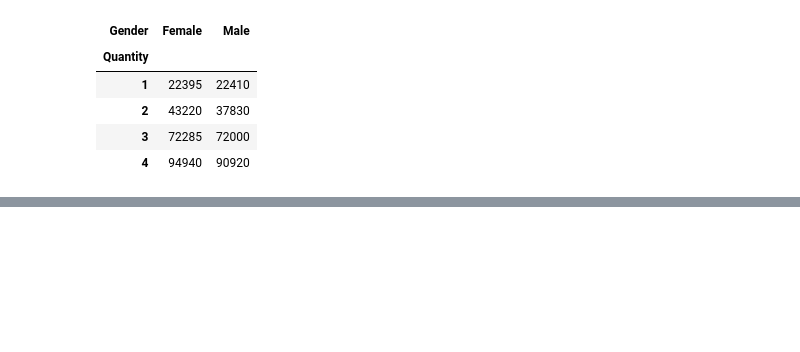
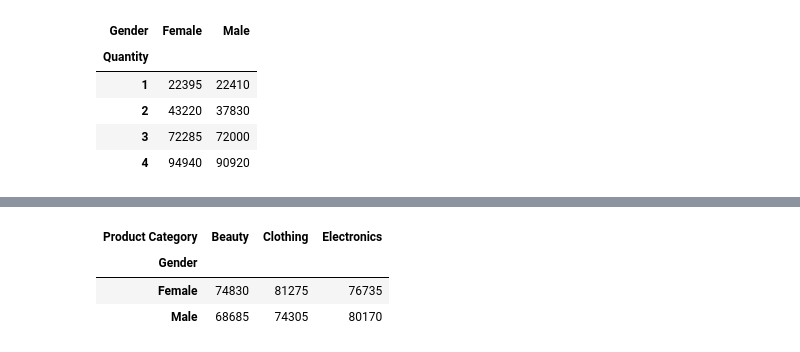
Before and after one commit to rajashreemunoli/2024_Women_Who_Code_Kaggle_EDA_Challenge, a Jupyter notebook: 2024-wwc-eda-challenge-retail-sales.ipynb, the cells around one changed output, grey strips where cells are left out. Saved outputs shown, nothing was run; the diff lists cells and outputs as text; code cells hidden in the pictures; blank space fills up the shorter version.

```diff
--- a/2024-wwc-eda-challenge-retail-sales.ipynb
+++ b/2024-wwc-eda-challenge-retail-sales.ipynb
@@ -401 +407,11 @@ sns.boxplot(sales_data,x='Product Category',y='Total Amount',hue='Gender',ax=axe
+# %%
+#Highest expenditure is on 'Clothing', followed by 'Electronics'
+#Expenditure by Female is higher for 'Clothing' and 'Beauty'
+#Expenditure by Male is higher in 'Electronics'
+sales_data.pivot_table(index='Gender',columns='Product Category',values='Total Amount',aggfunc='sum')
+# %% [output]
+| Product Category | Beauty | Clothing | Electronics |
+| Gender |  |  |  |
+| Female | 74830 | 81275 | 76735 |
+| Male | 68685 | 74305 | 80170 |
 # %%
```
Also changed, not shown: parts of 8 cells of this notebook.
